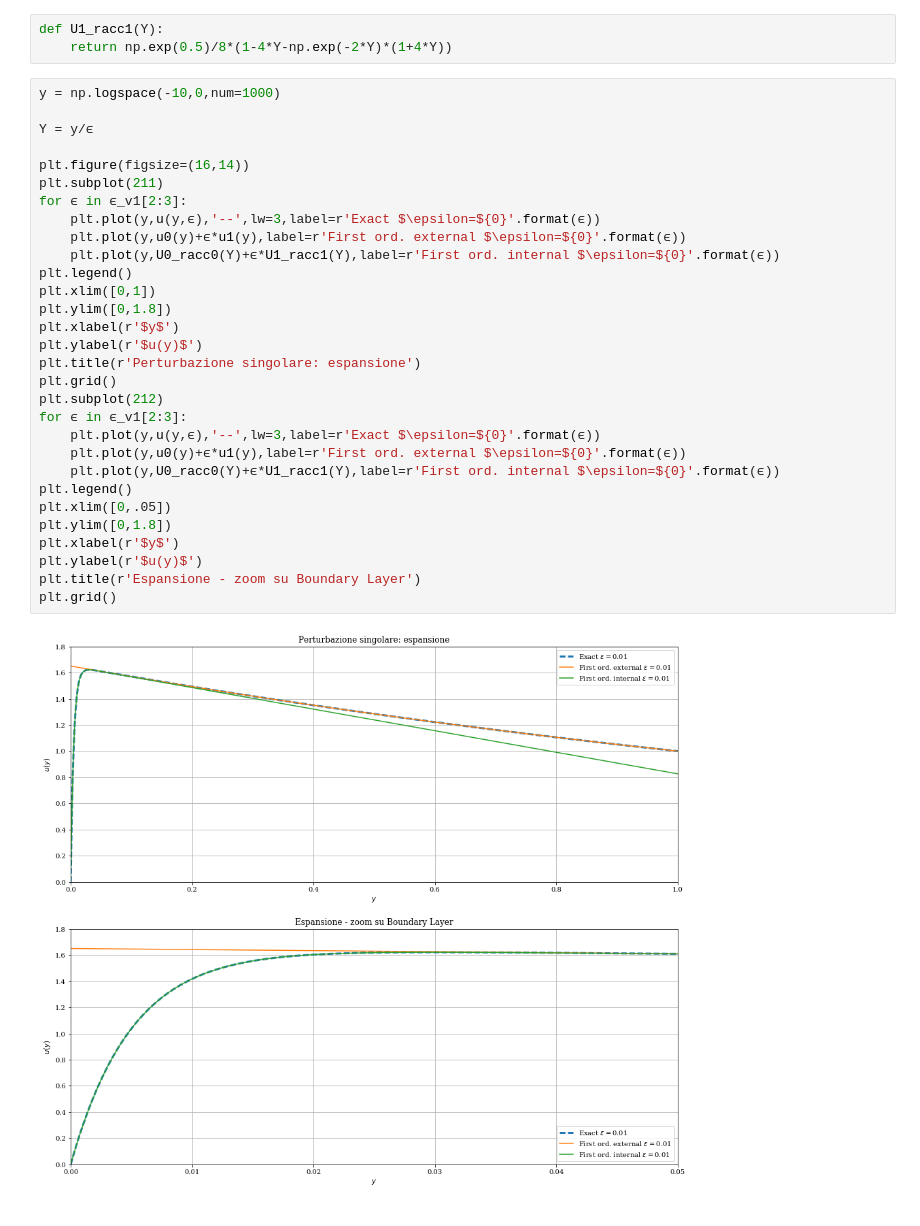
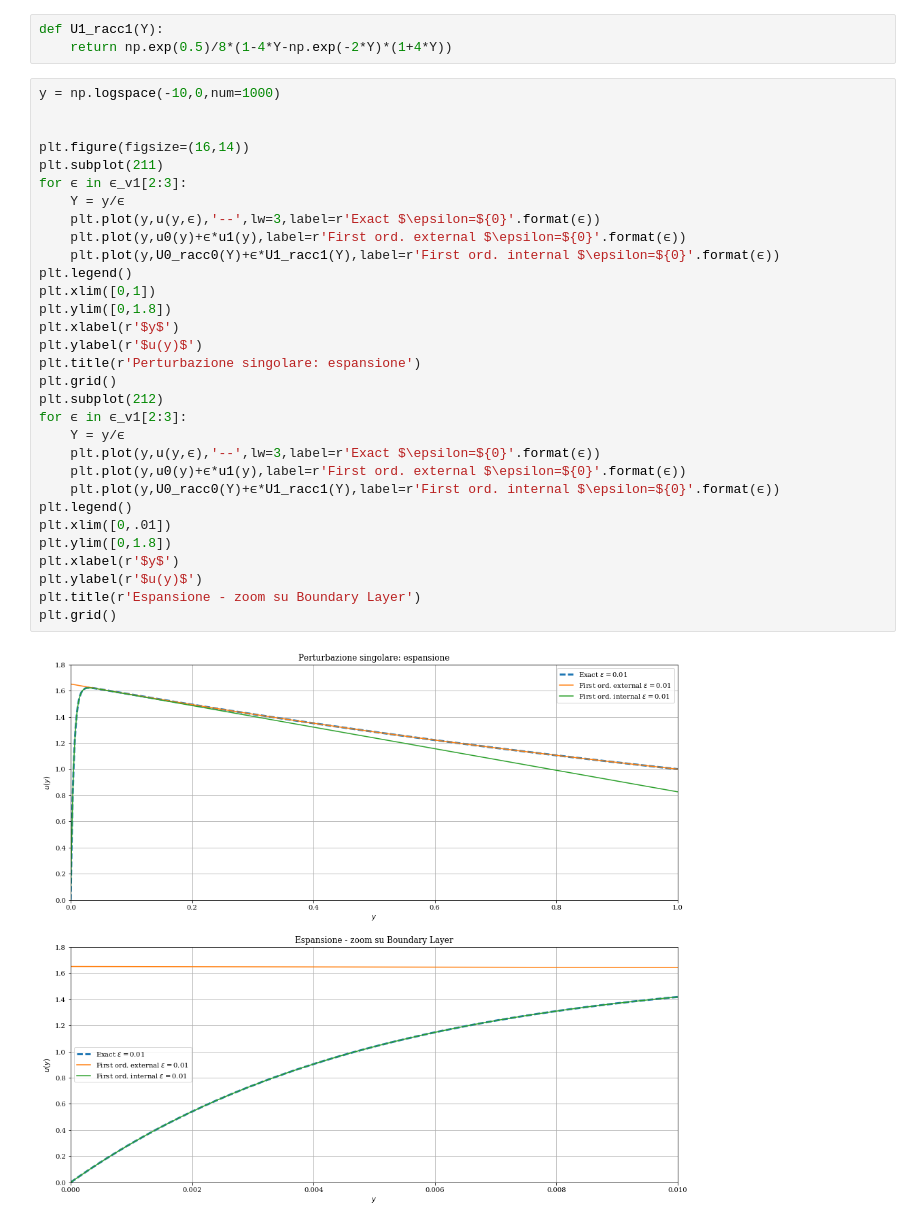
Before and after one commit to Ccaccia73/Aerodinamica, a Jupyter notebook: 01_EspansioniAsintotiche/EspansioniAsintotiche.ipynb, the cells around one changed output. Saved outputs shown, nothing was run; the diff lists cells and outputs as text.

```diff
--- a/01_EspansioniAsintotiche/EspansioniAsintotiche.ipynb
+++ b/01_EspansioniAsintotiche/EspansioniAsintotiche.ipynb
@@ -549,32 +549,33 @@ def U1_racc1(Y):
 # %%
 y = np.logspace(-10,0,num=1000)
 
-Y = y/ϵ
 
 plt.figure(figsize=(16,14))
 plt.subplot(211)
 for ϵ in ϵ_v1[2:3]:
+    Y = y/ϵ
     plt.plot(y,u(y,ϵ),'--',lw=3,label=r'Exact $\epsilon=${0}'.format(ϵ))
     plt.plot(y,u0(y)+ϵ*u1(y),label=r'First ord. external $\epsilon=${0}'.format(ϵ))
     plt.plot(y,U0_racc0(Y)+ϵ*U1_racc1(Y),label=r'First ord. internal $\epsilon=${0}'.format(ϵ))
 plt.legend()
 plt.xlim([0,1])
 plt.ylim([0,1.8])
 plt.xlabel(r'$y$')
 plt.ylabel(r'$u(y)$')
 plt.title(r'Perturbazione singolare: espansione')
 plt.grid()
 plt.subplot(212)
 for ϵ in ϵ_v1[2:3]:
+    Y = y/ϵ
     plt.plot(y,u(y,ϵ),'--',lw=3,label=r'Exact $\epsilon=${0}'.format(ϵ))
     plt.plot(y,u0(y)+ϵ*u1(y),label=r'First ord. external $\epsilon=${0}'.format(ϵ))
     plt.plot(y,U0_racc0(Y)+ϵ*U1_racc1(Y),label=r'First ord. internal $\epsilon=${0}'.format(ϵ))
 plt.legend()
-plt.xlim([0,.05])
+plt.xlim([0,.01])
 plt.ylim([0,1.8])
 plt.xlabel(r'$y$')
 plt.ylabel(r'$u(y)$')
 plt.title(r'Espansione - zoom su Boundary Layer')
 plt.grid()
 # %% [output]
-[figure, old version]
+[figure, new version]
```
Also changed, not shown: parts of 7 cells of this notebook, 1 other file.
